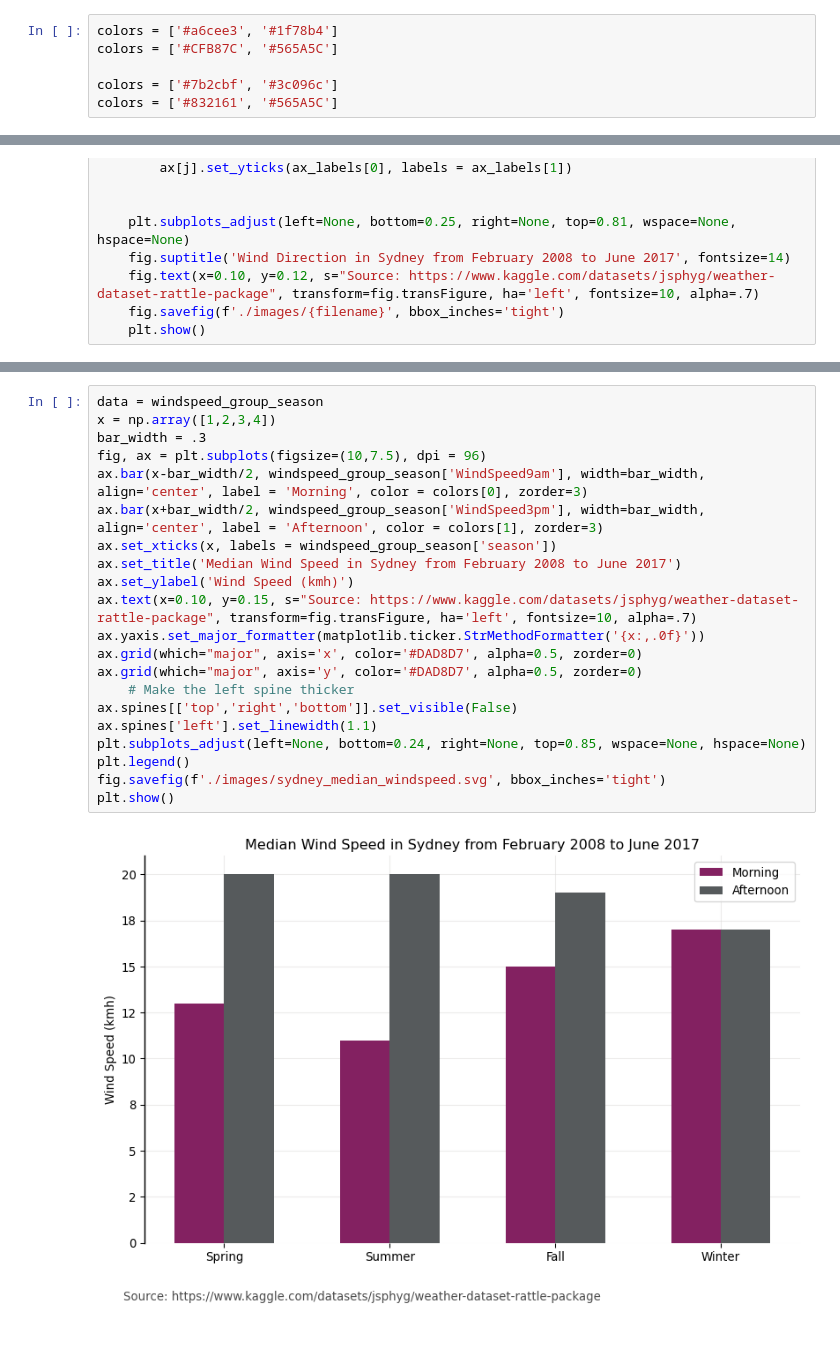
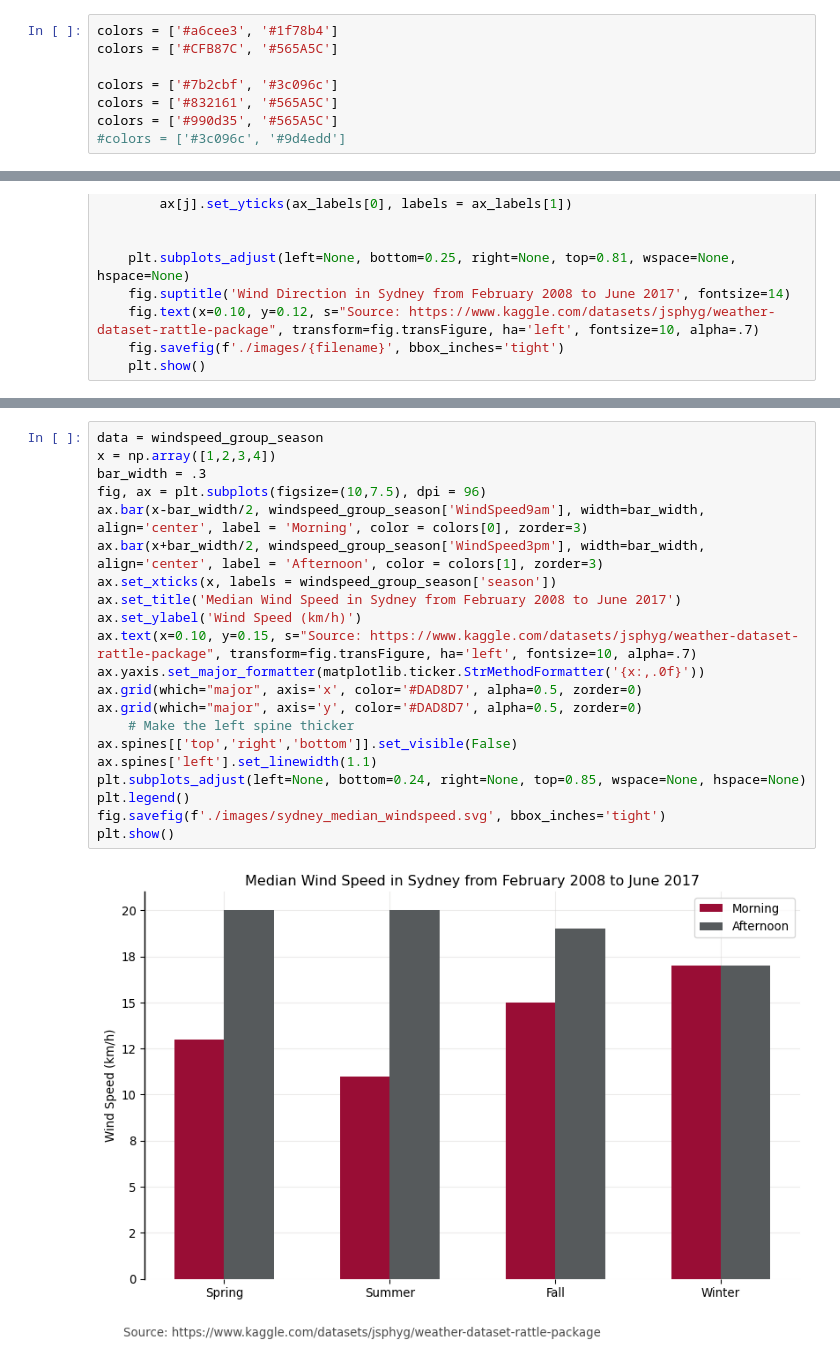
Before and after one commit to M-Harms/Data-Visualization, a Jupyter notebook: sydney_weather.ipynb, the cells around one changed output, grey strips where cells are left out. Saved outputs shown, nothing was run; the diff lists cells and outputs as text.

```diff
--- a/sydney_weather.ipynb
+++ b/sydney_weather.ipynb
@@ -25,4 +21,6 @@ colors = ['#CFB87C', '#565A5C']
 
 colors = ['#7b2cbf', '#3c096c']
 colors = ['#832161', '#565A5C']
+colors = ['#990d35', '#565A5C']
+#colors = ['#3c096c', '#9d4edd']
 # %%
@@ -194,23 +104,23 @@ windspeed_group_season
 # %%
 data = windspeed_group_season
 x = np.array([1,2,3,4])
 bar_width = .3
 fig, ax = plt.subplots(figsize=(10,7.5), dpi = 96)
 ax.bar(x-bar_width/2, windspeed_group_season['WindSpeed9am'], width=bar_width, align='center', label = 'Morning', color = colors[0], zorder=3)
 ax.bar(x+bar_width/2, windspeed_group_season['WindSpeed3pm'], width=bar_width,  align='center', label = 'Afternoon', color = colors[1], zorder=3)
 ax.set_xticks(x, labels = windspeed_group_season['season'])
 ax.set_title('Median Wind Speed in Sydney from February 2008 to June 2017')
-ax.set_ylabel('Wind Speed (kmh)')
+ax.set_ylabel('Wind Speed (km/h)')
 ax.text(x=0.10, y=0.15, s="Source: https://www.kaggle.com/datasets/jsphyg/weather-dataset-rattle-package", transform=fig.transFigure, ha='left', fontsize=10, alpha=.7)
 ax.yaxis.set_major_formatter(matplotlib.ticker.StrMethodFormatter('{x:,.0f}'))
 ax.grid(which="major", axis='x', color='#DAD8D7', alpha=0.5, zorder=0)
 ax.grid(which="major", axis='y', color='#DAD8D7', alpha=0.5, zorder=0)
     # Make the left spine thicker
 ax.spines[['top','right','bottom']].set_visible(False)
 ax.spines['left'].set_linewidth(1.1)
 plt.subplots_adjust(left=None, bottom=0.24, right=None, top=0.85, wspace=None, hspace=None)
 plt.legend()
 fig.savefig(f'./images/sydney_median_windspeed.svg', bbox_inches='tight')
 plt.show()
 # %% [output]
-[figure, old version]
+[figure, new version]
```
Also changed, not shown: parts of 15 cells of this notebook, 1 other file.
